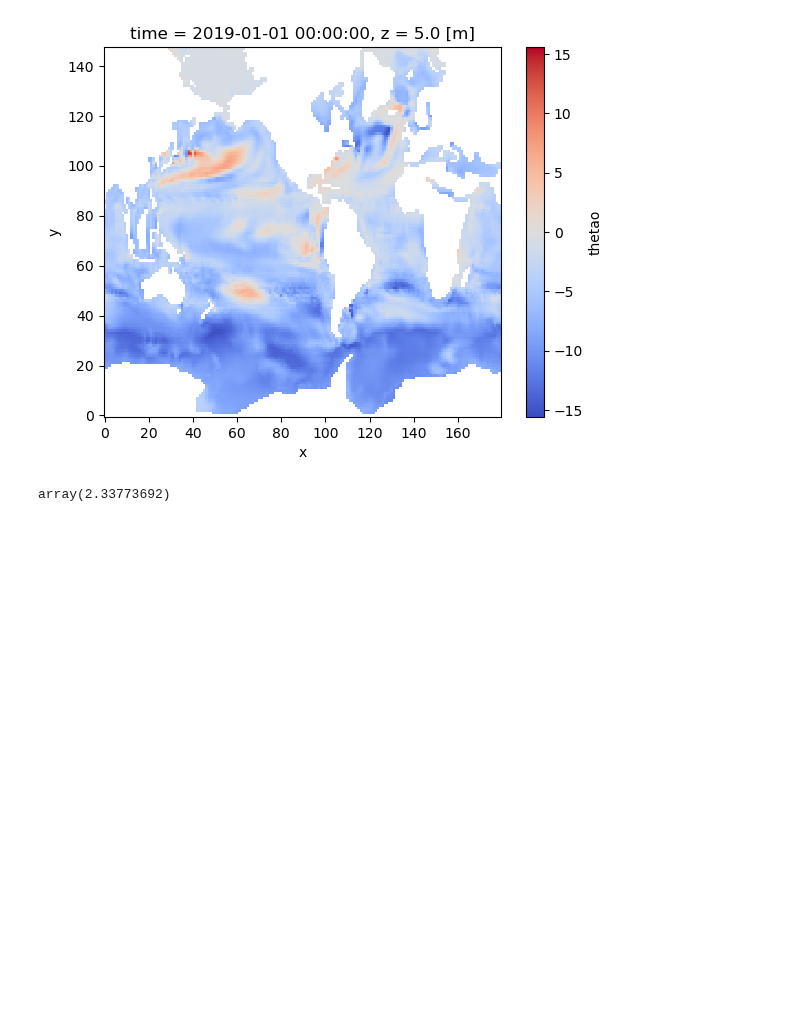
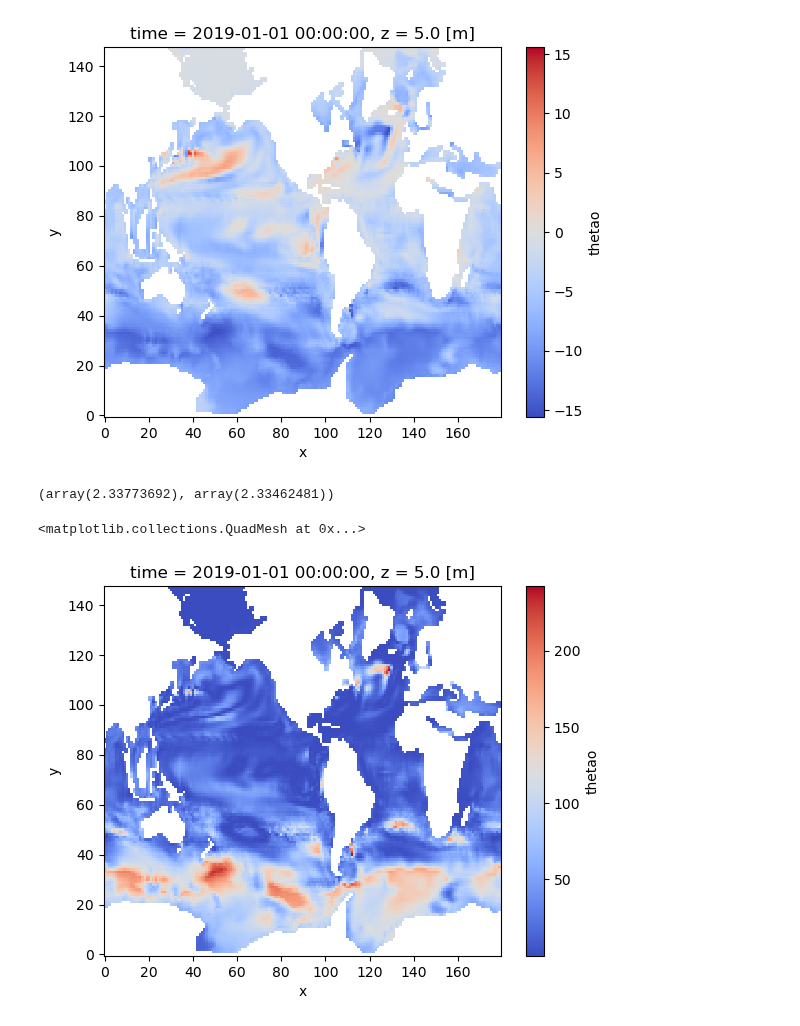
Before and after one commit to asozza/stece, a Jupyter notebook: osprey/notebooks/test_EOF_def.ipynb, the cells around one changed output. Saved outputs shown, nothing was run; the diff lists cells and outputs as text; code cells hidden in the pictures; blank space fills up the shorter version.

```diff
--- a/osprey/notebooks/test_EOF_def.ipynb
+++ b/osprey/notebooks/test_EOF_def.ipynb
@@ -132,8 +166,14 @@ delta1.isel(z=0).plot(cmap=plt.cm.coolwarm)
 [figure]
 # %%
 sqerr = delta**2
+sqerr1 = delta1**2
 mse = spacemean(data=sqerr, ndim='3D')
+mse1 = spacemean(data=sqerr1, ndim='3D')
+((mse)**0.5).values,((mse1)**0.5).values
+# %% [output]
+(array(2.33773692), array(2.33462481))
-# %%
-((mse)**0.5).values
-# %% [output]
-array(2.33773692)
+# %%
+sqerr.isel(z=0).plot(cmap=plt.cm.coolwarm)
+# %% [output]
+<matplotlib.collections.QuadMesh at 0x...>
+[figure, added]
```
Also changed, not shown: parts of 10 cells of this notebook, 5 other files.
